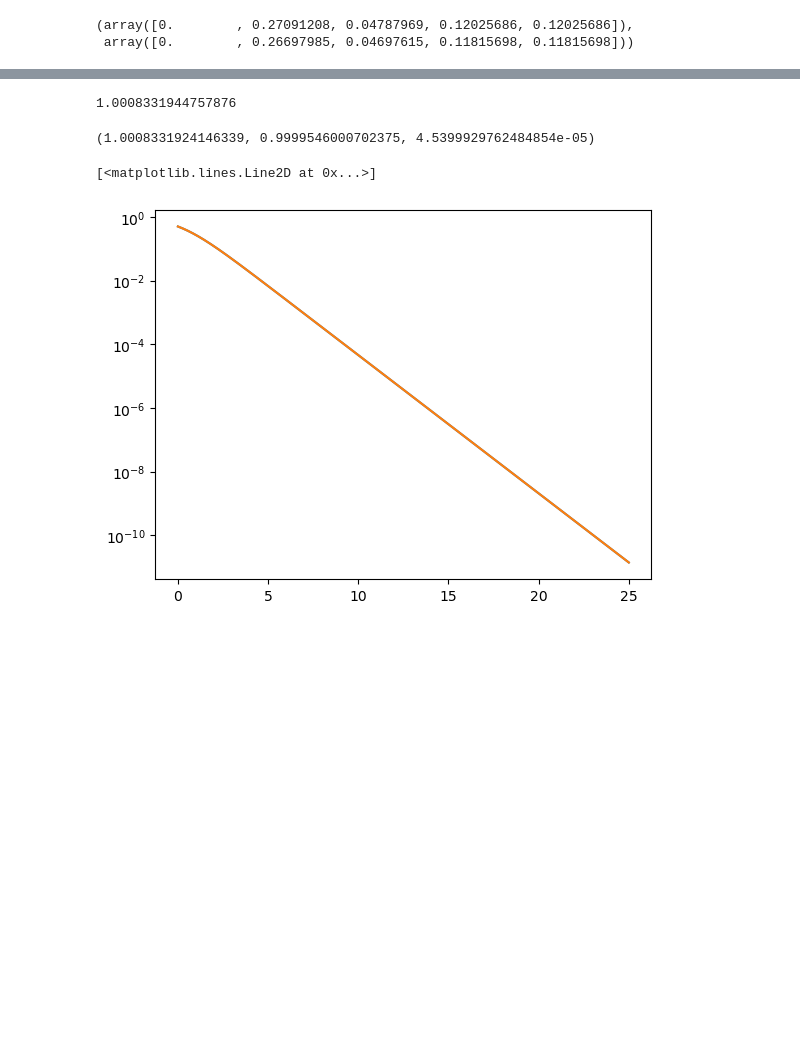
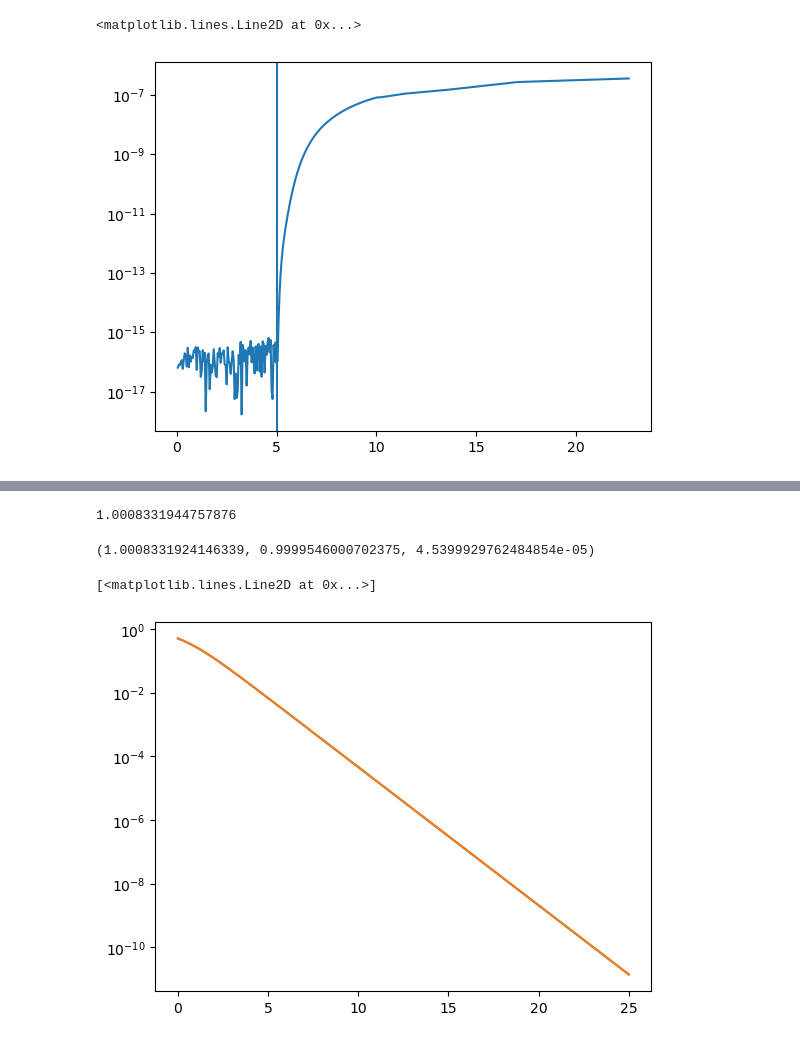
Before and after one commit to nuLABatUSD/QKE_test, a Jupyter notebook: integrator.ipynb, the cells around one changed output, grey strips where cells are left out. Drawn from its saved outputs; the diff is of its cells as text; code cells hidden in the pictures; blank space fills up the shorter version.

```diff
--- a/integrator.ipynb
+++ b/integrator.ipynb
@@ -79,5 +184,6 @@ rho_og = density(10, 201, 5, int.f_FD_e, int.f_FD_m)
 # %%
-rho_og.fg_exact([1, 3, 2, 2])
+plt.semilogy(rho_og.e.eps, np.abs(integrand_2[2,:]/integrand_2[3,:]))
+plt.axvline(rho_og.e.linspace_max-rho_og.e.eps[100])
 # %% [output]
-(array([0.        , 0.27091208, 0.04787969, 0.12025686, 0.12025686]),
- array([0.        , 0.26697985, 0.04697615, 0.11815698, 0.11815698]))
+<matplotlib.lines.Line2D at 0x...>
+[figure, added]
```
Also changed, not shown: parts of 12 cells of this notebook.
